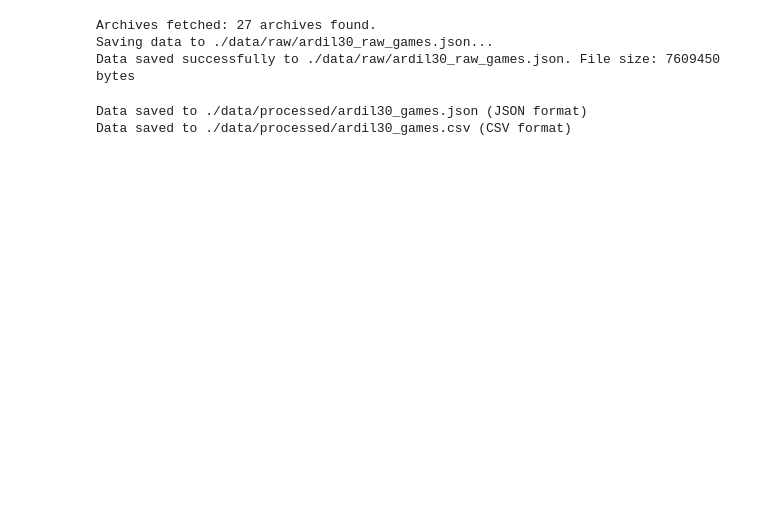
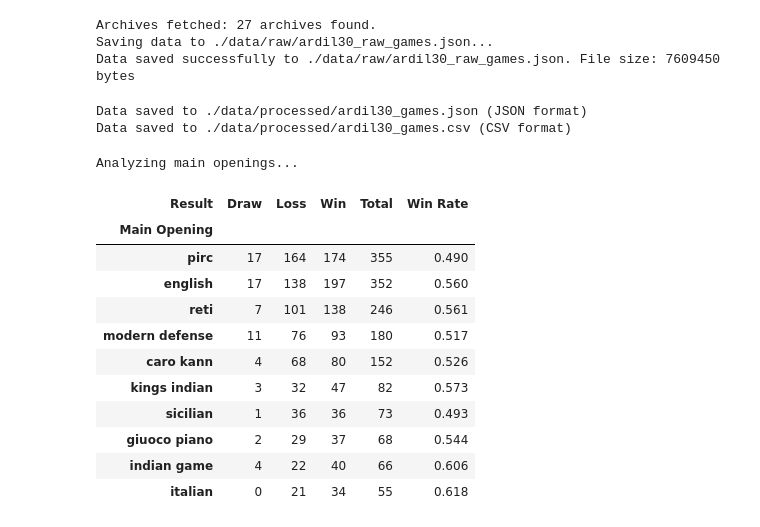
Before and after one commit to ardilyce/DSA210_Project, a Jupyter notebook: ipynb_to_try/project.ipynb, the cells around one changed output. Saved outputs shown, nothing was run; the diff lists cells and outputs as text; code cells hidden in the pictures; blank space fills up the shorter version.

```diff
--- a/ipynb_to_try/project.ipynb
+++ b/ipynb_to_try/project.ipynb
@@ -269,0 +272,51 @@ Data saved to ./data/processed/ardil30_games.csv (CSV format)
+# %%
+def analyze_openings(data):
+    """
+    Analyze most frequent main openings and their win rates.
+    """
+    # Filter out games with fewer than 10 games
+    opening_stats_with_win = data[['Main Opening', 'Result']]
+
+    # Group by Opening and Win/Draw/Loss result
+    opening_stats_with_ranks = opening_stats_with_win.groupby(['Main Opening', 'Result']).size().unstack(fill_value=0)
+
+    # Add the total number of games played for each opening
+    opening_stats_with_ranks['Total'] = opening_stats_with_ranks.sum(axis=1)
+
+    # Drop openings with fewer than 10 games
+    opening_stats_with_ranks = opening_stats_with_ranks[opening_stats_with_ranks['Total'] >= 10]
+
+    # Calculate the win rate for each opening
+    opening_stats_with_ranks['Win Rate'] = (opening_stats_with_ranks['Win'] / opening_stats_with_ranks['Total'])
+
+    # Sort by the total number of games played (descending order)
+    opening_stats_with_ranks = opening_stats_with_ranks.sort_values(by='Total', ascending=False)
+
+    # Select top 10 most played openings
+    top_10_openings = opening_stats_with_ranks.head(10)
+
+    # Round the 'Win Rate' to 3 decimal places
+    top_10_openings.loc[:, 'Win Rate'] = top_10_openings['Win Rate'].round(3)
+
+    return top_10_openings
+
+# Analyze main openings
+print("Analyzing main openings...")
+top_10_openings = analyze_openings(data)
+
+# Display the top 10 openings as a DataFrame
+top_10_openings
+# %% [output]
+Analyzing main openings...
+| Result | Draw | Loss | Win | Total | Win Rate |
+| Main Opening |  |  |  |  |  |
+| pirc | 17 | 164 | 174 | 355 | 0.490 |
+| english | 17 | 138 | 197 | 352 | 0.560 |
+| reti | 7 | 101 | 138 | 246 | 0.561 |
+| modern defense | 11 | 76 | 93 | 180 | 0.517 |
+| caro kann | 4 | 68 | 80 | 152 | 0.526 |
+| kings indian | 3 | 32 | 47 | 82 | 0.573 |
+| sicilian | 1 | 36 | 36 | 73 | 0.493 |
+| giuoco piano | 2 | 29 | 37 | 68 | 0.544 |
+| indian game | 4 | 22 | 40 | 66 | 0.606 |
+| italian | 0 | 21 | 34 | 55 | 0.618 |
```
Also changed, not shown: parts of 12 cells of this notebook.
